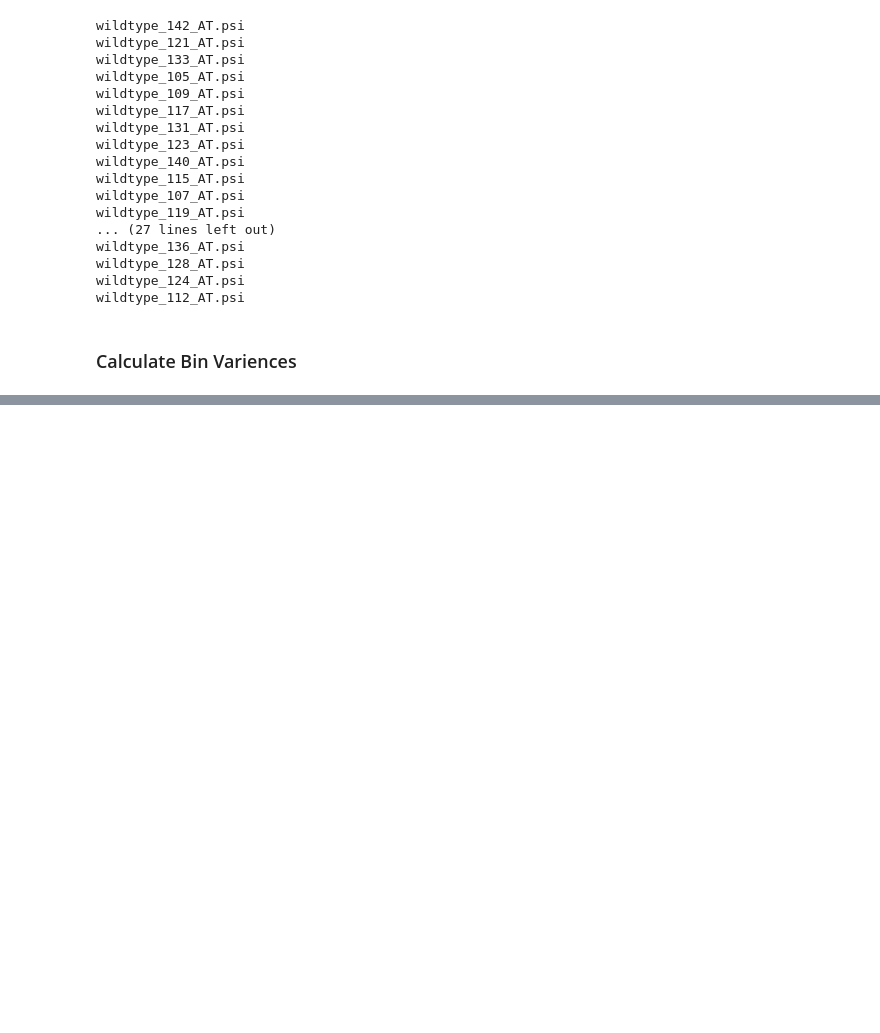
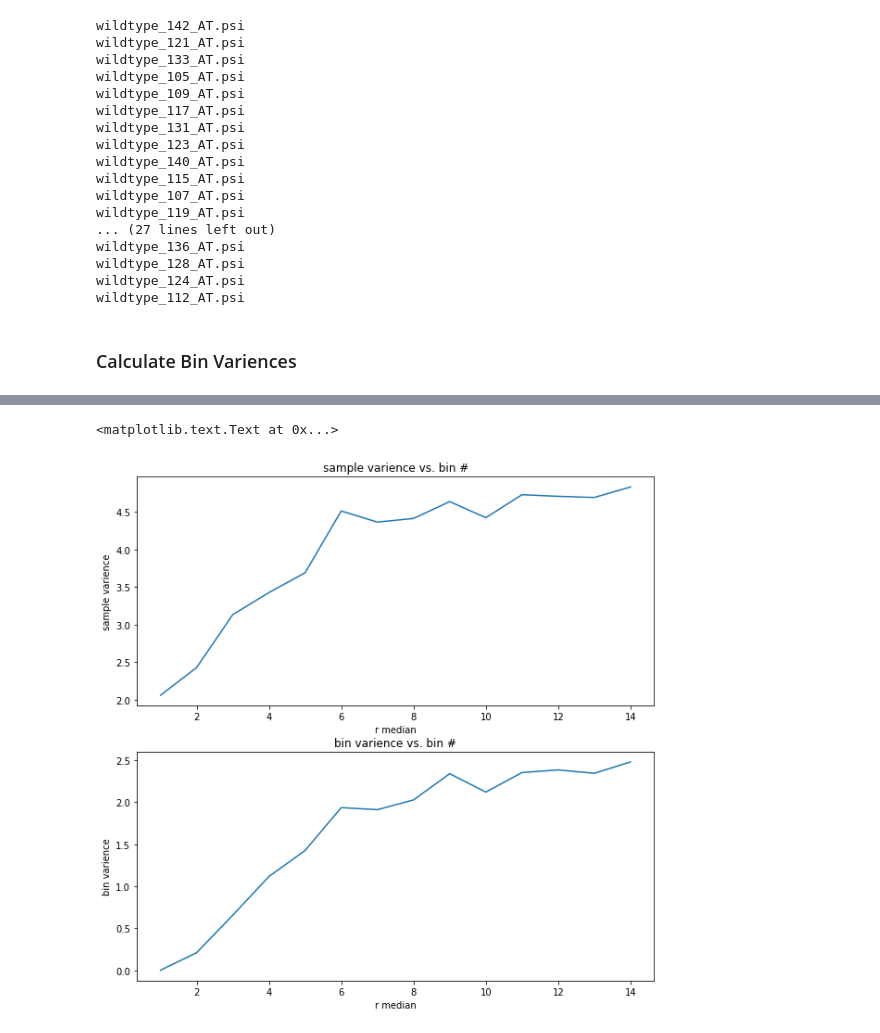
Before and after one commit to liwencong1995/SDS-Capstone-Zebrafish, a Jupyter notebook: t_optimization.ipynb, the cells around one changed output, grey strips where cells are left out. Saved outputs shown, nothing was run; the diff lists cells and outputs as text; code cells hidden in the pictures; blank space fills up the shorter version.

```diff
--- a/t_optimization.ipynb
+++ b/t_optimization.ipynb
@@ -135,0 +116,16 @@ plt.title('bin varience vs. bin #')
+# %%
+plt.figure(figsize=(10, 10))
+plt.subplot(2, 1, 1)
+plt.plot(bin_num, sample_varience_r)
+plt.xlabel('r median')
+plt.ylabel('sample varience')
+plt.title('sample varience vs. bin #')
+
+plt.subplot(2, 1, 2)
+plt.plot(bin_num, bin_varience_r)
+plt.xlabel('r median')
+plt.ylabel('bin varience')
+plt.title('bin varience vs. bin #')
+# %% [output]
+<matplotlib.text.Text at 0x...>
+[figure, added]
```
Also changed, not shown: parts of 7 cells of this notebook, 1 other file.
